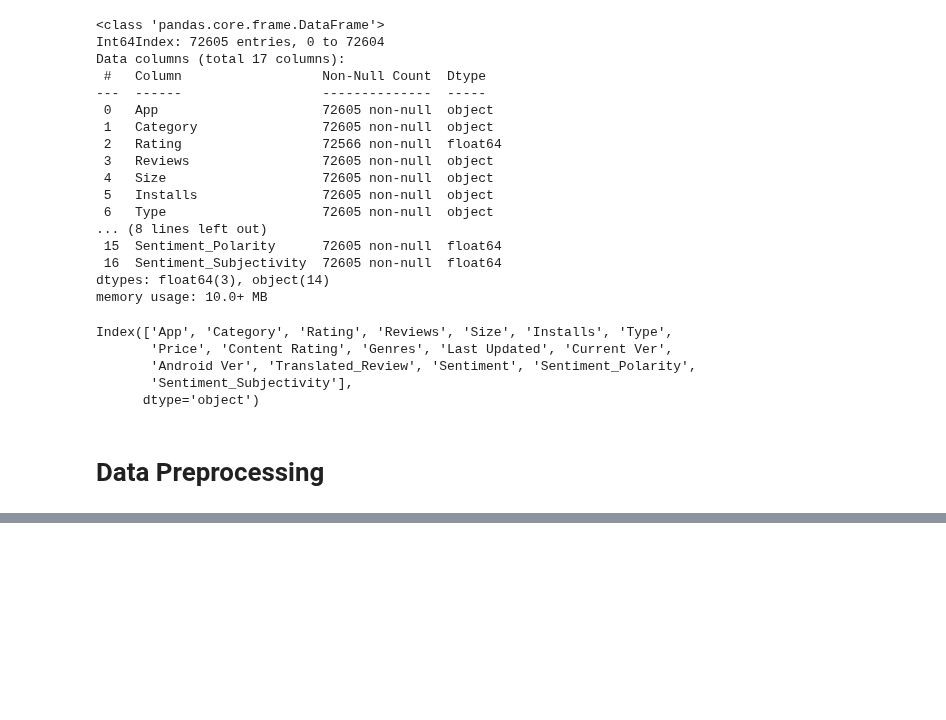
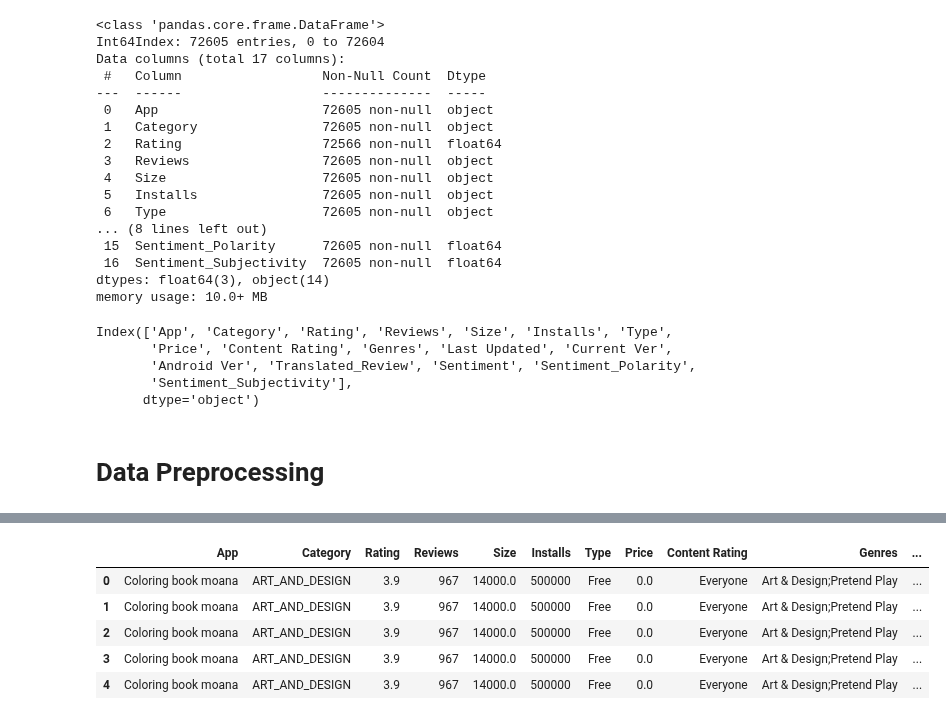
Before and after one commit to Preetirai-tech/Play-Store-App-Review-Analysis, a Jupyter notebook: Play_Store_App_Review_Analysis_Capstone_Project.ipynb, the cells around one changed output, grey strips where cells are left out. Drawn from its saved outputs; the diff is of its cells as text; code cells hidden in the pictures; blank space fills up the shorter version.

```diff
--- a/Play_Store_App_Review_Analysis_Capstone_Project.ipynb
+++ b/Play_Store_App_Review_Analysis_Capstone_Project.ipynb
@@ -109,3 +109,21 @@ combined_df.head(5)
 | 2 | Coloring book moana | ART_AND_DESIGN | 3.9 | 967 | 14000.0 | 500,000+ | Free | 0 | Everyone | Art & Design;Pretend Play | ... |
 | 3 | Coloring book moana | ART_AND_DESIGN | 3.9 | 967 | 14000.0 | 500,000+ | Free | 0 | Everyone | Art & Design;Pretend Play | ... |
 | 4 | Coloring book moana | ART_AND_DESIGN | 3.9 | 967 | 14000.0 | 500,000+ | Free | 0 | Everyone | Art & Design;Pretend Play | ... |
+# %%
+# Lets clean the Installs and Price columns as these have +, ',' ,$ present which can be treated as string. Then we will convert the last updated column to date format
+combined_df['Installs'] = combined_df['Installs'].str.replace('+','')
+combined_df['Installs'] = combined_df['Installs'].str.replace(',','')
+combined_df['Installs'] = combined_df['Installs'].astype(int)
+combined_df['Reviews'] = combined_df['Reviews'].astype(int)
+combined_df['Price'] = combined_df['Price'].str.replace('$','')
+combined_df['Price'] = combined_df['Price'].astype(float)
+combined_df['Last Updated'] = pd.to_datetime(combined_df['Last Updated'])
+# %%
+combined_df.head()
+# %% [output]
+|  | App | Category | Rating | Reviews | Size | Installs | Type | Price | Content Rating | Genres | ... |
+| 0 | Coloring book moana | ART_AND_DESIGN | 3.9 | 967 | 14000.0 | 500000 | Free | 0.0 | Everyone | Art & Design;Pretend Play | ... |
+| 1 | Coloring book moana | ART_AND_DESIGN | 3.9 | 967 | 14000.0 | 500000 | Free | 0.0 | Everyone | Art & Design;Pretend Play | ... |
+| 2 | Coloring book moana | ART_AND_DESIGN | 3.9 | 967 | 14000.0 | 500000 | Free | 0.0 | Everyone | Art & Design;Pretend Play | ... |
+| 3 | Coloring book moana | ART_AND_DESIGN | 3.9 | 967 | 14000.0 | 500000 | Free | 0.0 | Everyone | Art & Design;Pretend Play | ... |
+| 4 | Coloring book moana | ART_AND_DESIGN | 3.9 | 967 | 14000.0 | 500000 | Free | 0.0 | Everyone | Art & Design;Pretend Play | ... |
```
Also changed, not shown: parts of 2 cells of this notebook.
